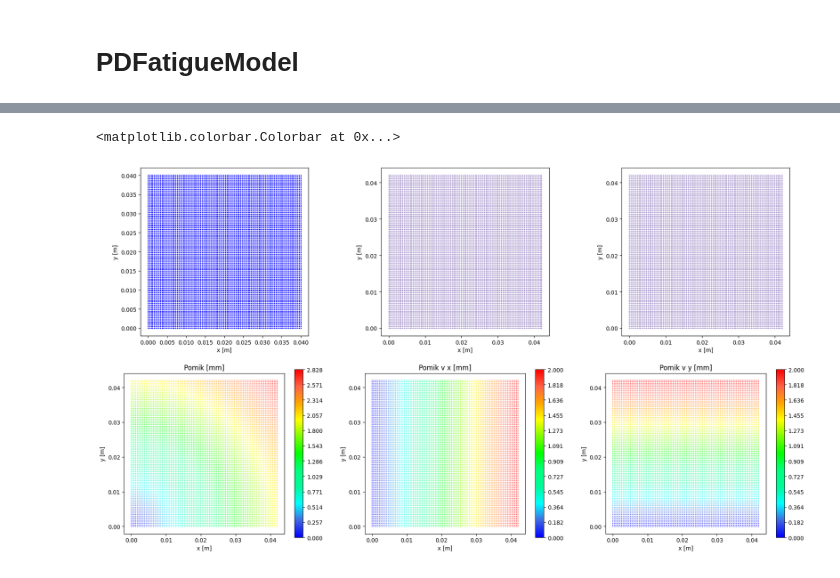
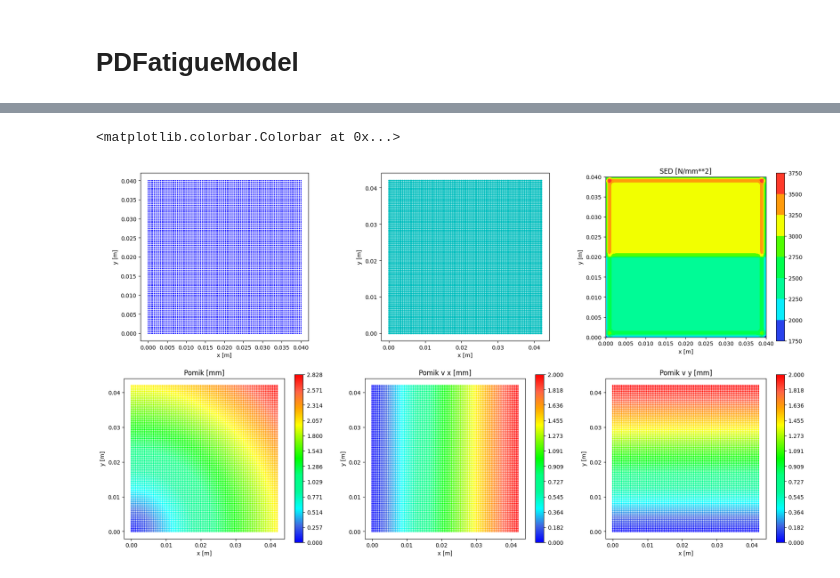
Before and after one commit to fjerenec/Verse2, a Jupyter notebook: main/SED-Interface.ipynb, the cells around one changed output, grey strips where cells are left out. Drawn from its saved outputs; the diff is of its cells as text; code cells hidden in the pictures.

```diff
--- a/main/SED-Interface.ipynb
+++ b/main/SED-Interface.ipynb
@@ -115,15 +115,15 @@ ax.set_aspect(1)
 This module works in mostly the same way as the data module. The  main class is the "Materials" class which lets us create single "Materil" type instances that are then stored in the "Materials" modules "materialTable" dictionary.
 # %%
 model0.Materials.create_material(materialName="Steel1")
-model0.Materials.materialsTable["Steel1"].set_tensile_properties(youngMod = 180000, poisson =0.25)
+model0.Materials.materialsTable["Steel1"].set_tensile_properties(youngMod = 180e9, poisson =0.25)
 model0.Materials.materialsTable["Steel1"].get_material_properties()
 
 model0.Materials.create_material(materialName="Steel2")
-model0.Materials.materialsTable["Steel2"].set_tensile_properties(youngMod = 230000, poisson =0.25)
+model0.Materials.materialsTable["Steel2"].set_tensile_properties(youngMod = 230e9, poisson =0.25)
 model0.Materials.materialsTable["Steel2"].get_material_properties()
 
 model0.Materials.create_material(materialName="InterfaceSteel")
-model0.Materials.materialsTable["InterfaceSteel"].set_tensile_properties(youngMod = 200000, poisson =0.25)
+model0.Materials.materialsTable["InterfaceSteel"].set_tensile_properties(youngMod = 180e9, poisson =0.25)
 model0.Materials.materialsTable["InterfaceSteel"].get_material_properties()
 
 steel1 = model0.Materials.materialsTable["Steel1"]
@@ -153,7 +153,7 @@ Again... we have a main "Discretisations" class through which we create single "
 # %%
 model0.Discretizations.create_discretization("TestDisc")
 # %%
-model0.Discretizations.discretizationsTable["TestDisc"].set_horizon(6*dx)
+model0.Discretizations.discretizationsTable["TestDisc"].set_horizon(3*dx)
 # model0.Discretizations.discretizationsTable["TestDisc"].create_crack(p1x = -0.01123,p2x = 0.009901,p1y = 0.0101123,p2y = 0.0101123)
 model0.Discretizations.discretizationsTable["TestDisc"].generate_bonds(partNodes = model0.Geometry.part_nodes)
 # %%
@@ -257,4 +257,4 @@ force_dens_vecs = pddo.generate_force_dens_vecs(bond_stifnesses,bond_displacemen
 bond_lens = pddo.calc_bondLenghts(solver.FID.coordVec,solver.FID.neighbors,solver.FID.start_idx,solver.FID.end_idx)
 bond_len_change = solver.calc_bond_stretches(coordVecNew4) * bond_lens
 bond_micro_potentials = np.linalg.norm(force_dens_vecs,axis=1) * bond_len_change /2
-point_SED = pddo.family_integration(solver.FID.neighbors,solver.FID.start_idx,solver.FID.end_idx,bond_micro_potentials,solver.FID.ptVolumes)
+point_SED = pddo.family_integration(solver.FID.neighbors,solver.FID.start_idx,solver.FID.end_idx,bond_micro_potentials,solver.FID.ptVolumes)/2
@@ -261,5 +281,5 @@ point_SED = pddo.family_integration(solver.FID.neighbors,solver.FID.start_idx,so
 # %%
-s = 0.2
+s = 2
 #mycmap = matplotlib.colors.LinearSegmentedColormap.from_list("custom",["blue","royalblue","cyan","mediumspringgreen","springgreen","lime","lawngreen","yellow","orange","tomato","red"],N=11)
 mycmap = matplotlib.colors.LinearSegmentedColormap.from_list("custom",["blue","royalblue","cyan","mediumspringgreen","springgreen","lime","lawngreen","yellow","orange","tomato","red"])
 #mycmap = matplotlib.colors.LinearSegmentedColormap.from_list("custom",["blue","cyan","green","yellow","orange","red"])
@@ -285,10 +305,12 @@ plt.ylabel("y [m]")
 
 ##Strain energy density
 ax5 = fig1.add_subplot(2,3,3)
-ax5.plot(coordVecNew4[:,0],coordVecNew4[:,1],c=point_SED,markersize=s)
-# ax5.plot(coordVecNew4[:,0],coordVecNew4[:,1],"ro",markersize=s)
-# ax5.plot(coordVecNew4[:,0],coordVecNew4[:,1],"bo",markersize=s)
+sc5 = ax5.tricontourf(coordVec[:,0],coordVec[:,1],point_SED/1_000_000,cmap=mycmap)#,c=point_SED)
+
+# ax5.set_ylim(0.015,0.025)
 ax5.set_aspect("1")
+plt.title("SED [N/mm**2]")
+plt.colorbar(sc5)
 plt.xlabel("x [m]")
 plt.ylabel("y [m]")
 
@@ -312,31 +334,31 @@ v= np.linspace(np.min(h),np.max(h),12,endpoint=True)
 plt.colorbar(sc,ticks=v)
 
 ##Pomiki X
 ax3 = fig1.add_subplot(2,3,5)
 ax3.set_aspect("1")
 # h1 = disp[:totint,0]*1000
 h1 = disp[:tottop,0]*1000
 vm=h1#np.max(disp[:tottop,0])
 cm1 = plt.cm.get_cmap('RdYlBu')
 sc1 = ax3.scatter(coordVecNew4[:,0],coordVecNew4[:,1],s=s,c=h1[:],cmap=mycmap)
 plt.title("Pomik v x [mm]")
 plt.xlabel("x [m]")
 plt.ylabel("y [m]")
 v1= np.linspace(np.min(h1),np.max(h1),12,endpoint=True)
 plt.colorbar(sc1,ticks=v1)
 
 ##Pomiki Y
 ax4 = fig1.add_subplot(2,3,6)
 ax4.set_aspect("1")
 h2 = disp[:,1]*1000
 cm2 = plt.cm.get_cmap('RdYlBu')
 #sc2 = plt.scatter(coordVecNew4[:,0],coordVecNew4[:,1],s=s,c=h2[:],cmap=mycmap)
 sc2 = plt.scatter(coordVecNew4[:,0],coordVecNew4[:,1],s=s,c=h2[:],cmap=mycmap)
 plt.title("Pomik v y [mm]")
 plt.xlabel("x [m]")
 plt.ylabel("y [m]")
 v2= np.linspace(np.min(h2),np.max(h2),12,endpoint=True)
 plt.colorbar(sc2,ticks=v2)
 # %% [output]
 <matplotlib.colorbar.Colorbar at 0x...>
-[figure, old version]
+[figure, new version]
```
Also changed, not shown: parts of 14 cells of this notebook, 8 other files.
